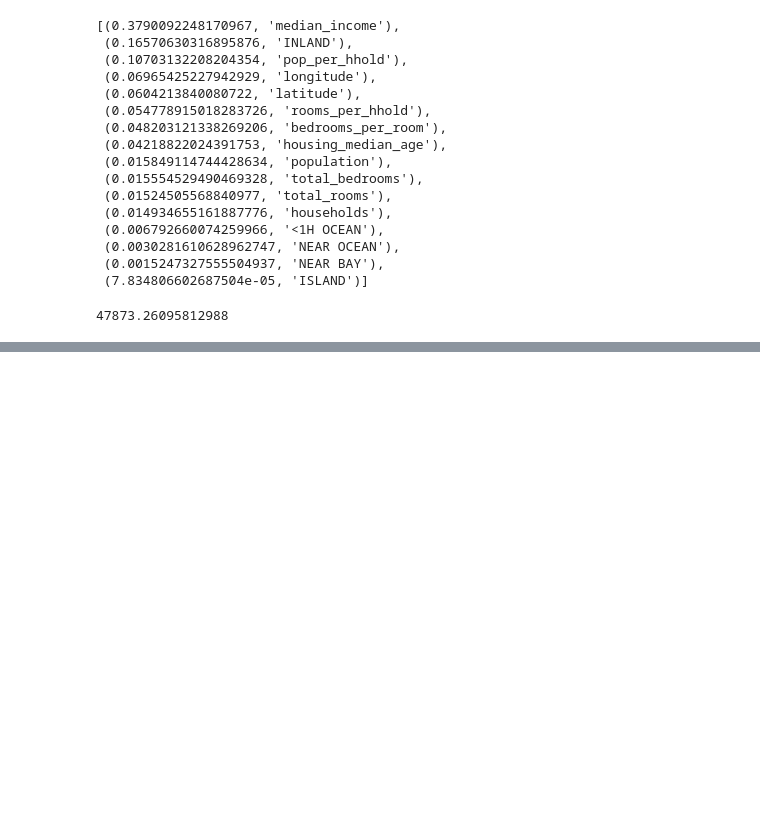
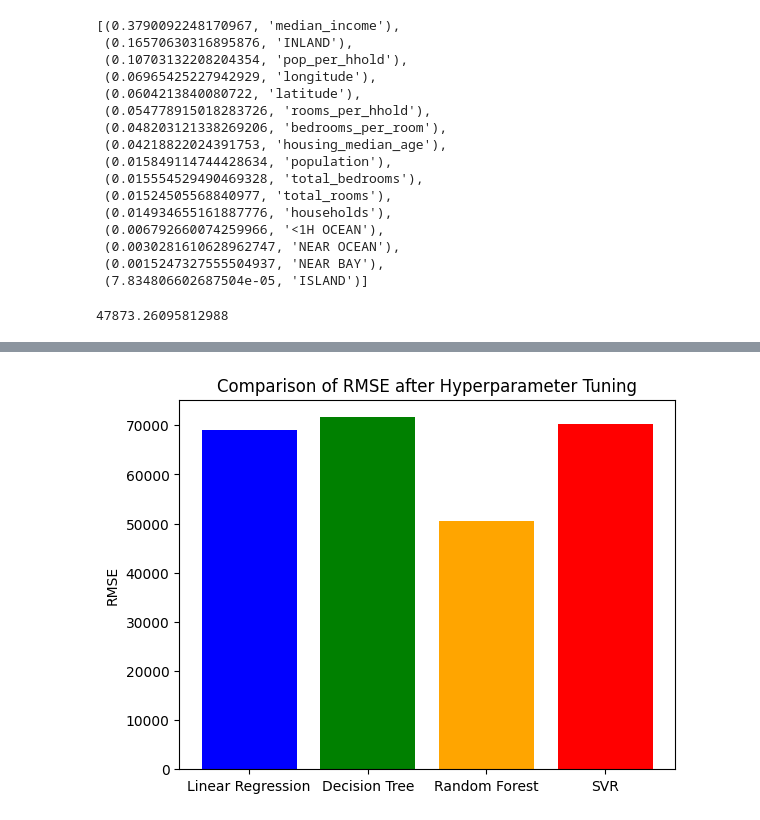
Before and after one commit to Adilkhan778/Lab2-assignment-Adil-, a Jupyter notebook: 02_end_to_end_machine_learning_project.ipynb, the cells around one changed output, grey strips where cells are left out. Drawn from its saved outputs; the diff is of its cells as text; code cells hidden in the pictures; blank space fills up the shorter version.

```diff
--- a/02_end_to_end_machine_learning_project.ipynb
+++ b/02_end_to_end_machine_learning_project.ipynb
@@ -1157,0 +1199,12 @@ final_rmse
+# %%
+import matplotlib.pyplot as plt
+
+models = ['Linear Regression', 'Decision Tree', 'Random Forest', 'SVR']
+rmse_values = [69104.08, 71629.89, 50435.58, 70286.62]
+
+plt.bar(models, rmse_values, color=['blue', 'green', 'orange', 'red'])
+plt.title('Comparison of RMSE after Hyperparameter Tuning')
+plt.ylabel('RMSE')
+plt.show()
+# %% [output]
+[figure, added]
```
Also changed, not shown: parts of 2 cells of this notebook.
